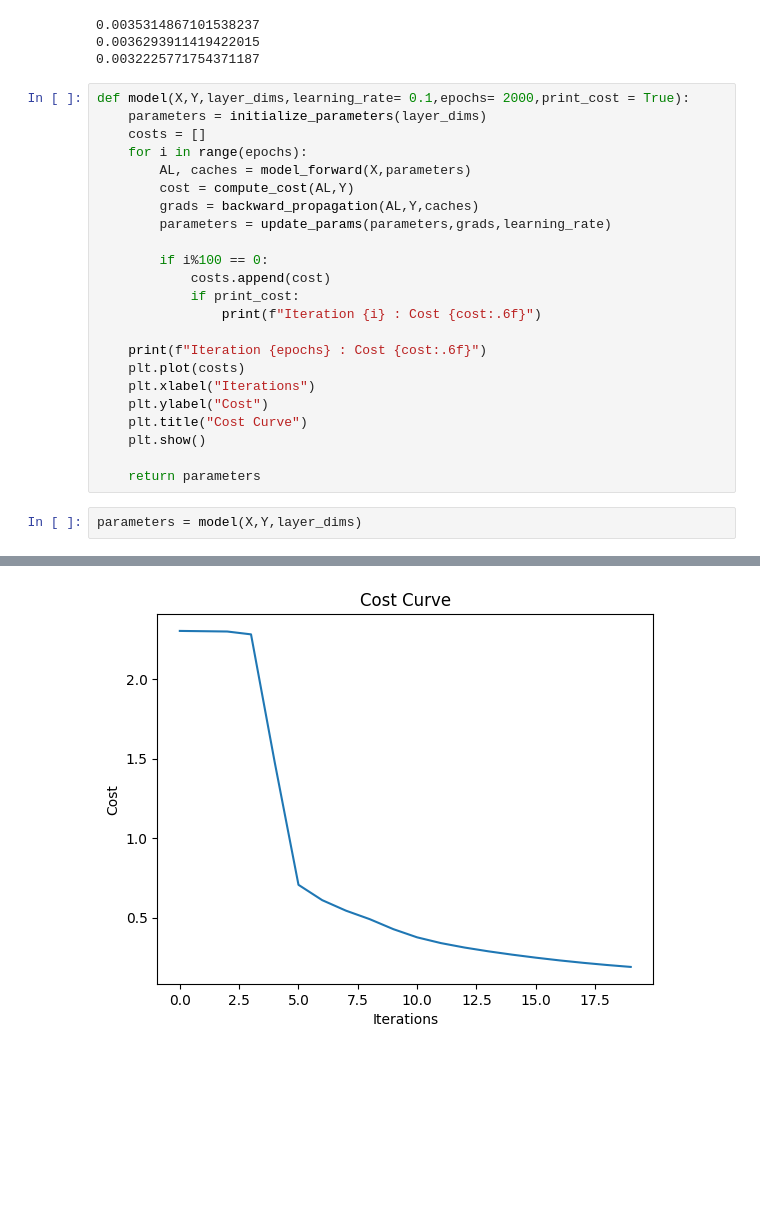
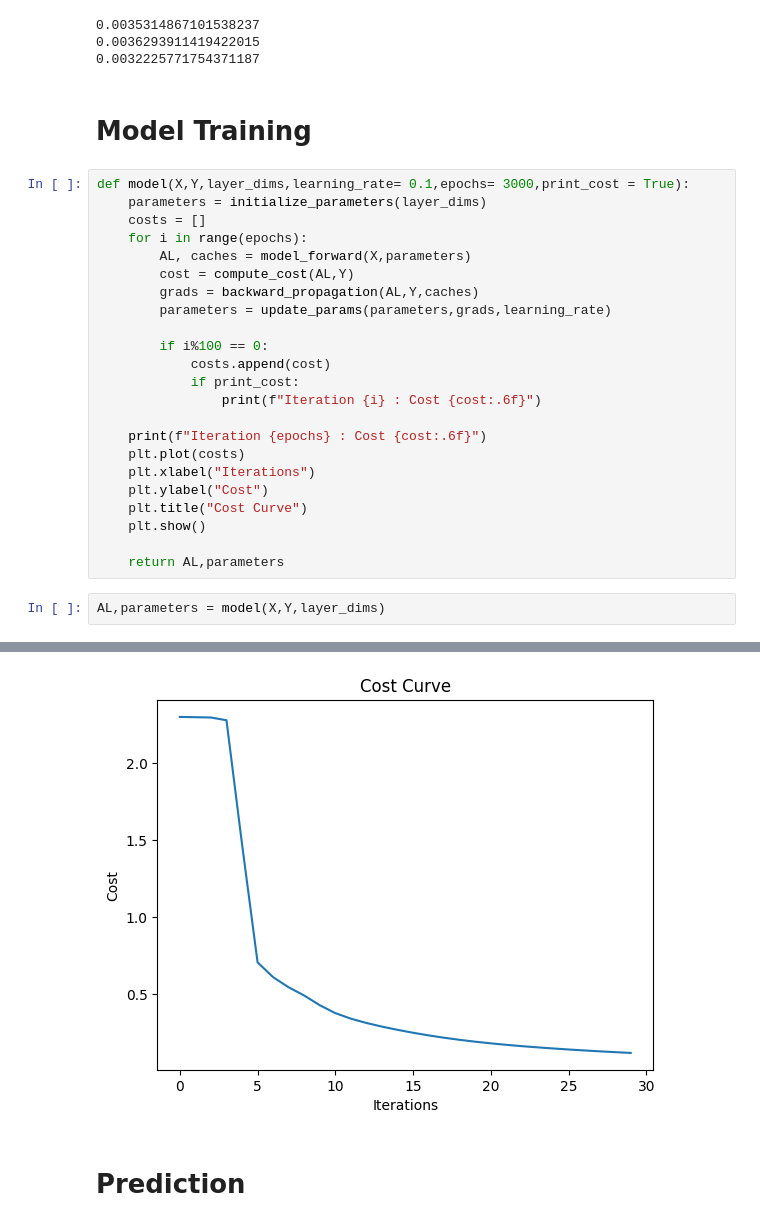
Before and after one commit to Shazal55/ML_Journey, a Jupyter notebook: Digit_Recognizer_Model/model.ipynb, the cells around one changed output, grey strips where cells are left out. Drawn from its saved outputs; the diff is of its cells as text; blank space fills up the shorter version.

Commit message:
HandWritten Digit Recognition model completed

```diff
--- a/Digit_Recognizer_Model/model.ipynb
+++ b/Digit_Recognizer_Model/model.ipynb
@@ -220,8 +229,10 @@ print(np.linalg.norm(grads["dW3"]))
 0.0035314867101538237
 0.0036293911419422015
 0.0032225771754371187
+# %% [markdown]
+# Model Training
 # %%
-def model(X,Y,layer_dims,learning_rate= 0.1,epochs= 2000,print_cost = True):
+def model(X,Y,layer_dims,learning_rate= 0.1,epochs= 3000,print_cost = True):
     parameters = initialize_parameters(layer_dims)
     costs = []
     for i in range(epochs):
@@ -242,9 +253,9 @@ def model(X,Y,layer_dims,learning_rate= 0.1,epochs= 2000,print_cost = True):
     plt.title("Cost Curve")
     plt.show()
 
-    return parameters
+    return AL,parameters
 # %%
-parameters = model(X,Y,layer_dims)
+AL,parameters = model(X,Y,layer_dims)
 # %% [output]
 Iteration 0 : Cost 2.302609
 Iteration 100 : Cost 2.300816
@@ -266 +277,3 @@ Iteration 2000 : Cost 0.180385
-[figure, old version]
+[figure, new version]
+# %% [markdown]
+# Prediction
```
Also changed, not shown: parts of 16 cells of this notebook, 2 other files.
